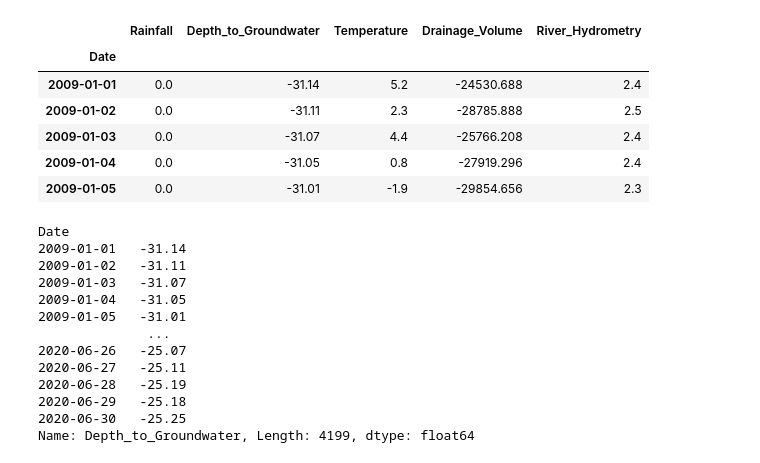
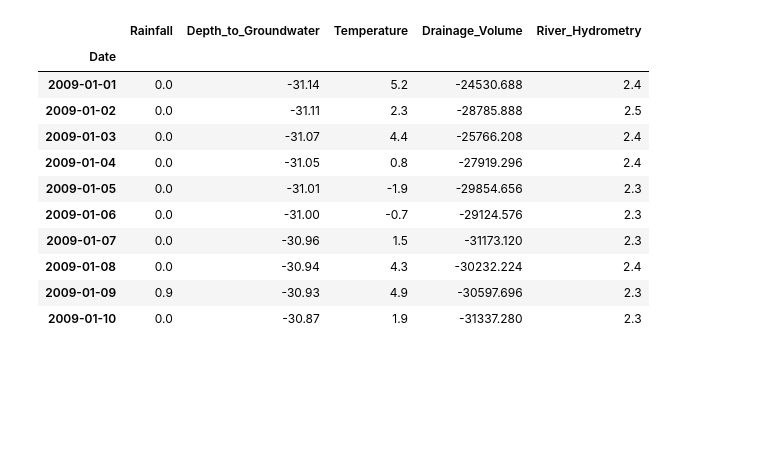
Before and after one commit to KatrinPoepp/bachelor, a Jupyter notebook: LSTM.ipynb, the cells around one changed output. Saved outputs shown, nothing was run; the diff lists cells and outputs as text; code cells hidden in the pictures; blank space fills up the shorter version.

```diff
--- a/LSTM.ipynb
+++ b/LSTM.ipynb
@@ -1,42 +16,38 @@
 # %%
-import numpy as np # linear algebra
-import pandas as pd # data processing, CSV file I/O (e.g. pd.read_csv)
-import tensorflow as tf
-import os
-
-
-import seaborn as sns # Visualization
-import matplotlib.pyplot as plt # Visualization
-
-from sklearn.metrics import mean_absolute_error, mean_squared_error
-import math
-
-import warnings # Supress warnings
-warnings.filterwarnings('ignore')
-
 df = pd.read_csv("./files/Aquifer_Petrignano.csv")
 
 ### Simplifications for the sake of the tutorial ###
 # Drop data before 2009 for the purpose of this tutorial
 df = df[df.Rainfall_Bastia_Umbra.notna()].reset_index(drop=True)
 # Drop one of the target columns, so we can focus on only one target
 df = df.drop(['Depth_to_Groundwater_P24', 'Temperature_Petrignano'], axis=1)
 
 # Simplify column names
 df.columns = ['Date', 'Rainfall', 'Depth_to_Groundwater', 'Temperature', 'Drainage_Volume', 'River_Hydrometry']
 
 targets = ['Depth_to_Groundwater']
 features = [feature for feature in df.columns if feature not in targets]
 from datetime import datetime, date
 
 df.index = pd.to_datetime(df.Date, format = '%d/%m/%Y', )
 df = df.drop(['Date'], axis=1)
-df.head()
+df['River_Hydrometry'] = df['River_Hydrometry'].replace(0.0, np.nan)
+
+df['Drainage_Volume'] = df['Drainage_Volume'].interpolate()
+df['River_Hydrometry'] = df['River_Hydrometry'].interpolate()
+df['Depth_to_Groundwater'] = df['Depth_to_Groundwater'].interpolate()
+
+df.head(10)
 # %% [output]
 |  | Rainfall | Depth_to_Groundwater | Temperature | Drainage_Volume | River_Hydrometry |
 | Date |  |  |  |  |  |
 | 2009-01-01 | 0.0 | -31.14 | 5.2 | -24530.688 | 2.4 |
 | 2009-01-02 | 0.0 | -31.11 | 2.3 | -28785.888 | 2.5 |
 | 2009-01-03 | 0.0 | -31.07 | 4.4 | -25766.208 | 2.4 |
 | 2009-01-04 | 0.0 | -31.05 | 0.8 | -27919.296 | 2.4 |
 | 2009-01-05 | 0.0 | -31.01 | -1.9 | -29854.656 | 2.3 |
+| 2009-01-06 | 0.0 | -31.00 | -0.7 | -29124.576 | 2.3 |
+| 2009-01-07 | 0.0 | -30.96 | 1.5 | -31173.120 | 2.3 |
+| 2009-01-08 | 0.0 | -30.94 | 4.3 | -30232.224 | 2.4 |
+| 2009-01-09 | 0.9 | -30.93 | 4.9 | -30597.696 | 2.3 |
+| 2009-01-10 | 0.0 | -30.87 | 1.9 | -31337.280 | 2.3 |
@@ -47,27 +53,0 @@ df['Depth_to_Groundwater'] = df['Depth_to_Groundwater'].interpolate()
-# %%
-# df_downsampled = df[['Date',
-#                      'Depth_to_Groundwater',
-#                      'Temperature',
-#                      'Drainage_Volume',
-#                      'River_Hydrometry'
-#                      ]].resample('7D', on='Date').mean().reset_index(drop=False)
-#
-# df_downsampled['Rainfall'] = df[['Date',
-#                                  'Rainfall'
-#                                  ]].resample('7D', on='Date').sum().reset_index(drop=False)[['Rainfall']]
-uni = df['Depth_to_Groundwater']
-uni
-# %% [output]
-Date
-2009-01-01   -31.14
-2009-01-02   -31.11
-2009-01-03   -31.07
-2009-01-04   -31.05
-2009-01-05   -31.01
-              ...
-2020-06-26   -25.07
-2020-06-27   -25.11
-2020-06-28   -25.19
-2020-06-29   -25.18
-2020-06-30   -25.25
-Name: Depth_to_Groundwater, Length: 4199, dtype: float64
```
Also changed, not shown: parts of 28 cells of this notebook, 21 other files.
